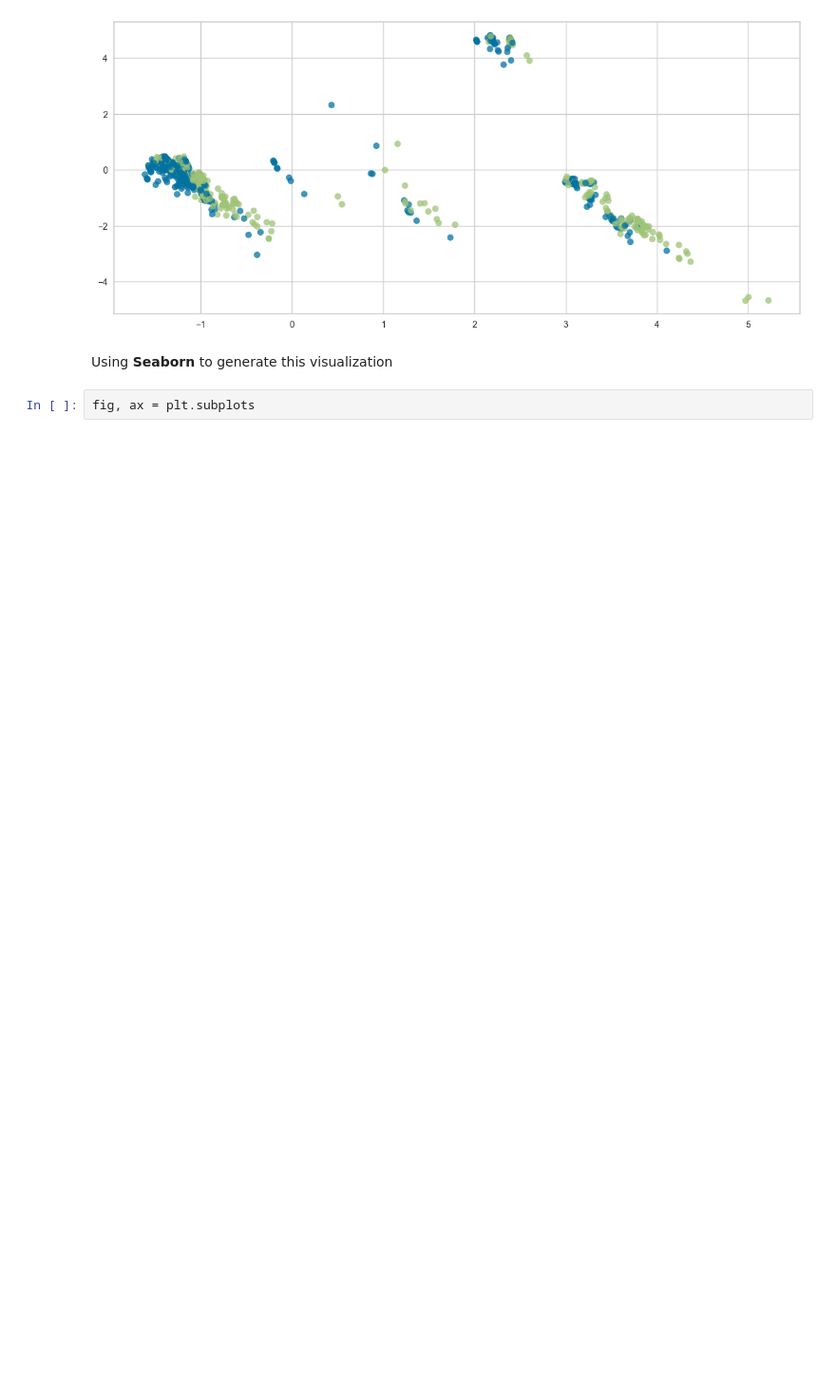
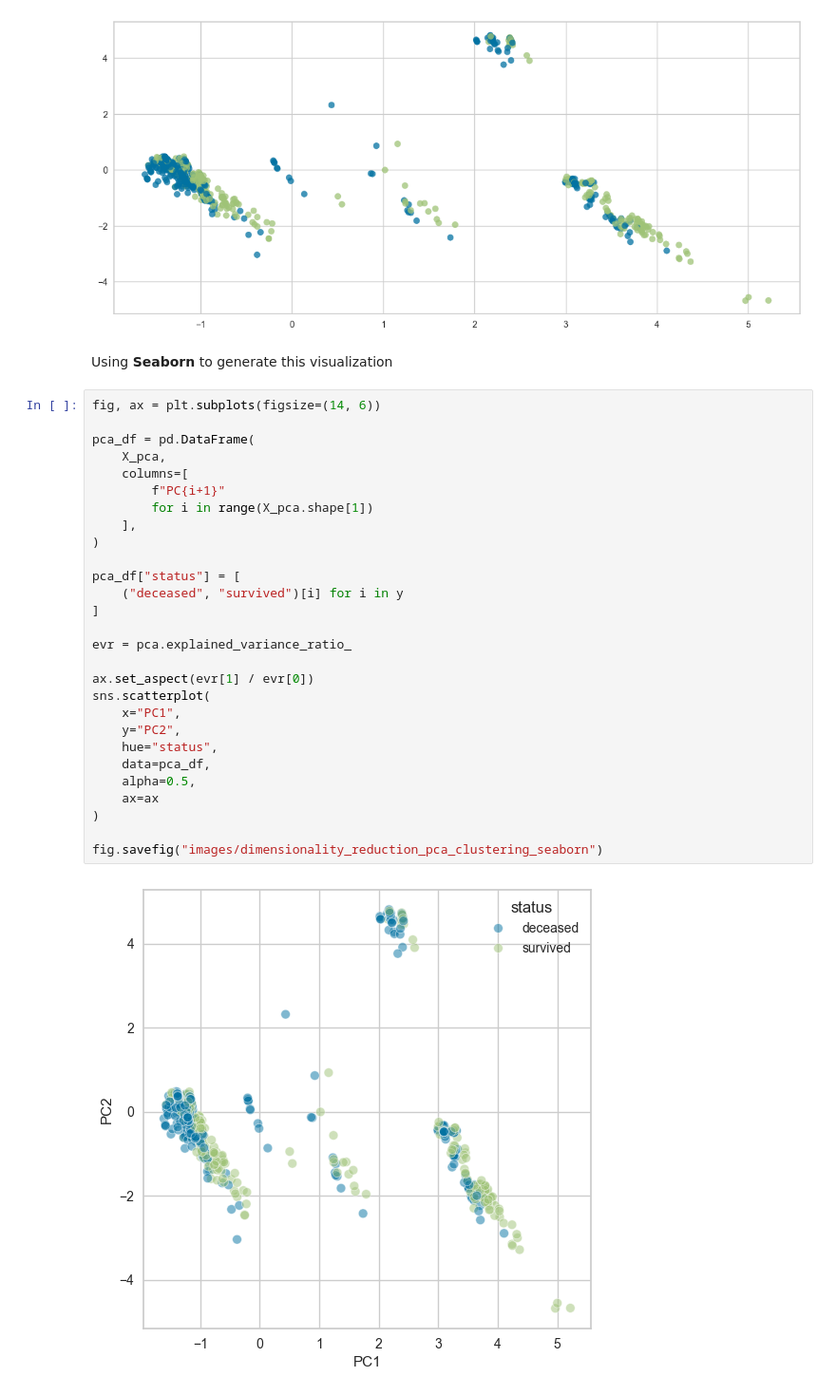
Before and after one commit to DellaCortef/machine-learning-pocket-reference, a Jupyter notebook: dimensionality-reduction.ipynb, the cells around one changed output. Shown at 95% size. Cells and saved outputs as stored; diff of their text form; blank space fills up the shorter version.

Commit message:
plotting pca clustering with seaborn lib

```diff
--- a/dimensionality-reduction.ipynb
+++ b/dimensionality-reduction.ipynb
@@ -611,5 +620,33 @@ fig.savefig("images/dimensionality_reduction_pca_clustering")
 [figure]
 # %% [markdown]
 Using **Seaborn** to generate this visualization
-# %%
-fig, ax = plt.subplots
+# %%
+fig, ax = plt.subplots(figsize=(14, 6))
+
+pca_df = pd.DataFrame(
+    X_pca,
+    columns=[
+        f"PC{i+1}"
+        for i in range(X_pca.shape[1])
+    ],
+)
+
+pca_df["status"] = [
+    ("deceased", "survived")[i] for i in y
+]
+
+evr = pca.explained_variance_ratio_
+
+ax.set_aspect(evr[1] / evr[0])
+sns.scatterplot(
+    x="PC1",
+    y="PC2",
+    hue="status",
+    data=pca_df,
+    alpha=0.5,
+    ax=ax
+)
+
+fig.savefig("images/dimensionality_reduction_pca_clustering_seaborn")
+# %% [output]
+[figure, added]
```
Also changed, not shown: parts of 11 cells of this notebook, 5 other files.
